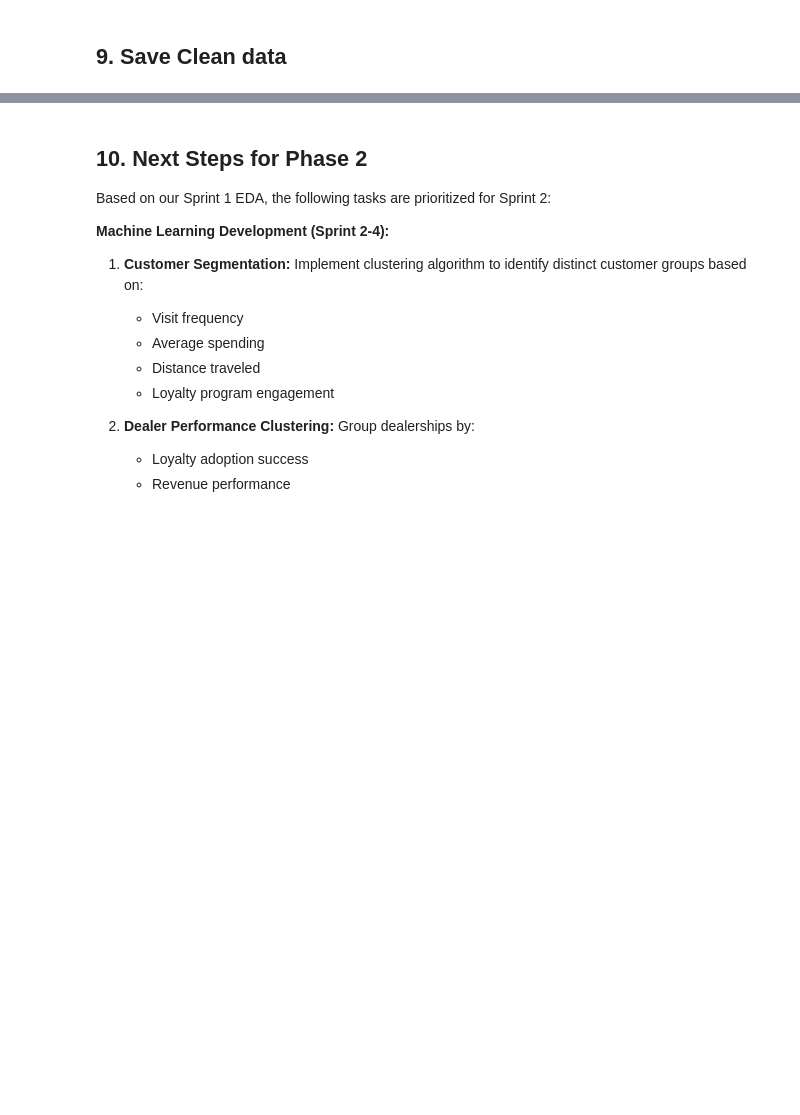
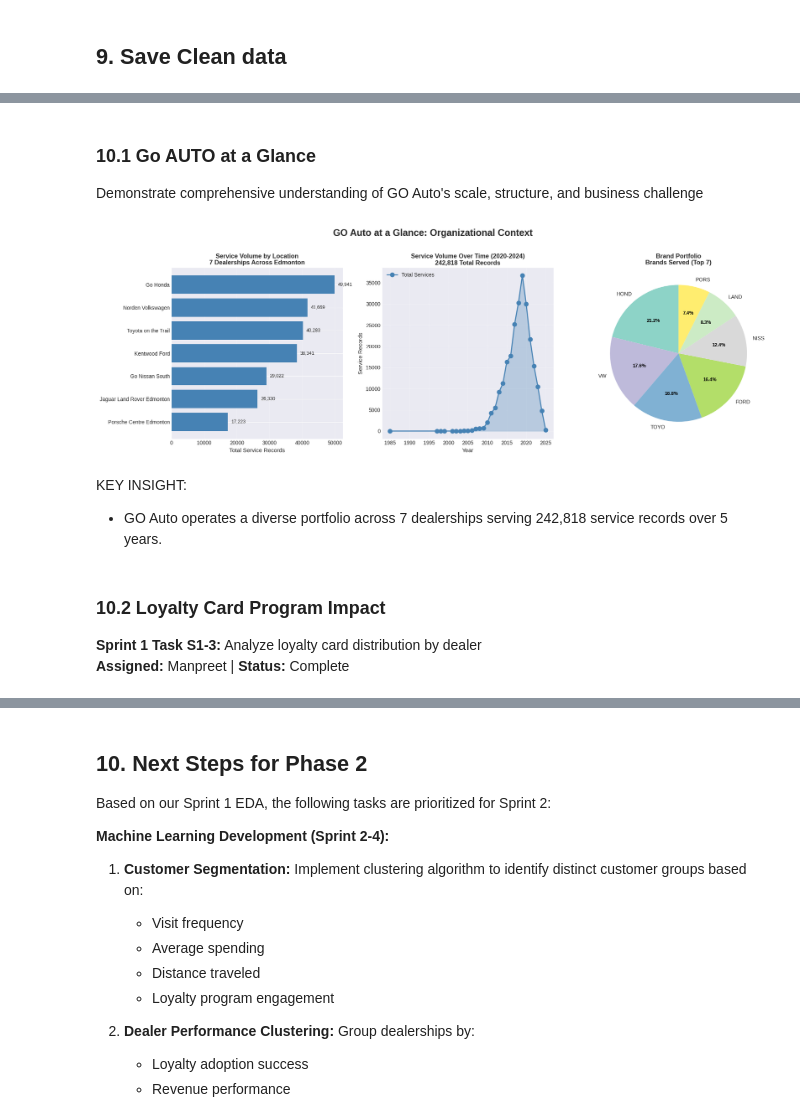
Before and after one commit to rbrabusa/cmpt3830_alpaca, a Jupyter notebook: cmpt3830_phase_1_go_auto.ipynb, the cells around one changed output, grey strips where cells are left out. Cells and saved outputs as stored; diff of their text form; code cells hidden in the pictures; blank space fills up the shorter version.

```diff
--- a/cmpt3830_phase_1_go_auto.ipynb
+++ b/cmpt3830_phase_1_go_auto.ipynb
@@ -690,24 +726,24 @@ from sklearn.preprocessing import MinMaxScaler
 scaler = MinMaxScaler()
 
 # fit and transform on non-null values
-cost_valid = df['cost_avg'].notna()
+cost_valid = df_work['cost_avg'].notna()
 
 # IMPORTANT: Create normalized version for Phase 2 clustering
-df.loc[cost_valid, 'cost_normalized'] = scaler.fit_transform(
-    df.loc[cost_valid, 'cost_avg'].values.reshape(-1, 1)
+df_work.loc[cost_valid, 'cost_normalized'] = scaler.fit_transform(
+    df_work.loc[cost_valid, 'cost_avg'].values.reshape(-1, 1)
 ).flatten()
 
 # Keep the original dollar amounts for business analysis
 # cost_avg already contains the monetary values we need
 
 print("Min-Max Normalization Applied")
-print(f"\nOriginal dollar range: ${df['cost_avg'].min():.2f} to ${df['cost_avg'].max():.2f}")
-print(f"Normalized range: {df['cost_normalized'].min():.4f} to {df['cost_normalized'].max():.4f}")
+print(f"\nOriginal dollar range: ${df_work['cost_avg'].min():.2f} to ${df_work['cost_avg'].max():.2f}")
+print(f"Normalized range: {df_work['cost_normalized'].min():.4f} to {df_work['cost_normalized'].max():.4f}")
 print(f"\nWe now have BOTH:")
 print(f"  - cost_avg: Dollar amounts for business interpretation")
 print(f"  - cost_normalized: [0,1] scaled values for Phase 2 clustering")
 print(f"\nSample comparisons:")
-sample = df[cost_valid][['cost', 'cost_avg', 'cost_normalized']].sample(5)
+sample = df_work[cost_valid][['cost', 'cost_avg', 'cost_normalized']].sample(5)
 for idx, row in sample.iterrows():
     print(f"  {row['cost']:15s} -> ${row['cost_avg']:7.2f} (normalized: {row['cost_normalized']:.4f})")
 # %% [output]
@@ -841,7 +877,7 @@ numeric_features = ['customer_pay', 'warranty_pay', 'year', 'mileage', 'distance
 print(f"\nAnalyzing {len(numeric_features)} numeric features")
 
 # Calculate correlation matrix
-corr_matrix = df[numeric_features].corr()
+corr_matrix = df_work[numeric_features].corr()
 
 # VISUAL CORRELATION MATRIX
 print("\n1. CORRELATION MATRIX VISUALIZATION:")
@@ -1115,0 +1242,60 @@ KEY FINDINGS FROM EXPLORATORY DATA ANALYSIS
+# %% [markdown]
+### 10.1 Go AUTO at a Glance
+
+Demonstrate comprehensive understanding of GO Auto's scale, structure, and business challenge
+# %%
+fig, axes = plt.subplots(1, 3, figsize=(18, 6))
+fig.suptitle('GO Auto at a Glance: Organizational Context',
+             fontsize=18, fontweight='bold', y=1.02)
+
+# Panel A: Service Volume by Dealership
+dealer_volumes = df_work['dealer_name'].value_counts().sort_values(ascending=True)
+axes[0].barh(dealer_volumes.index, dealer_volumes.values, color='steelblue')
+axes[0].set_xlabel('Total Service Records', fontsize=11)
+axes[0].set_title('Service Volume by Location\n7 Dealerships Across Edmonton',
+                  fontsize=12, fontweight='bold')
+axes[0].grid(axis='x', alpha=0.3)
+for i, v in enumerate(dealer_volumes.values):
+    axes[0].text(v + 1000, i, f'{v:,}', va='center', fontsize=9)
+
+# Panel B: Service Volume Timeline
+yearly_services = df_work.groupby('year').agg({
+    'vin': 'count',
+    'customer_pay': lambda x: (x > 0).sum(),
+    'warranty_pay': lambda x: (x > 0).sum()
+}).reset_index()
+yearly_services.columns = ['year', 'total', 'customer_pay', 'warranty_pay']
+
+axes[1].plot(yearly_services['year'], yearly_services['total'],
+             marker='o', linewidth=2, markersize=8, color='steelblue', label='Total Services')
+axes[1].fill_between(yearly_services['year'], yearly_services['total'], alpha=0.3, color='steelblue')
+axes[1].set_xlabel('Year', fontsize=11)
+axes[1].set_ylabel('Service Records', fontsize=11)
+axes[1].set_title('Service Volume Over Time (2020-2024)\n242,818 Total Records',
+                  fontsize=12, fontweight='bold')
+axes[1].grid(alpha=0.3)
+axes[1].legend()
+
+# Panel C: Brand Portfolio Overview
+brand_counts = df_work['make'].value_counts().head(7)
+colors = plt.cm.Set3(np.linspace(0, 1, len(brand_counts)))
+wedges, texts, autotexts = axes[2].pie(brand_counts.values, labels=brand_counts.index,
+                                        autopct='%1.1f%%', colors=colors, startangle=90)
+axes[2].set_title('Brand Portfolio\nBrands Served (Top 7)', fontsize=12, fontweight='bold')
+for autotext in autotexts:
+    autotext.set_color('black')
+    autotext.set_fontsize(9)
+    autotext.set_fontweight('bold')
+
+plt.tight_layout()
+plt.show()
+# %% [output]
+[figure, added]
+# %% [markdown]
+KEY INSIGHT:
+- GO Auto operates a diverse portfolio across 7 dealerships serving 242,818 service records over 5 years.
+# %% [markdown]
+### 10.2 Loyalty Card Program Impact
+
+**Sprint 1 Task S1-3:** Analyze loyalty card distribution by dealer
+**Assigned:** Manpreet | **Status:** Complete
```
Also changed, not shown: parts of 50 cells of this notebook.
